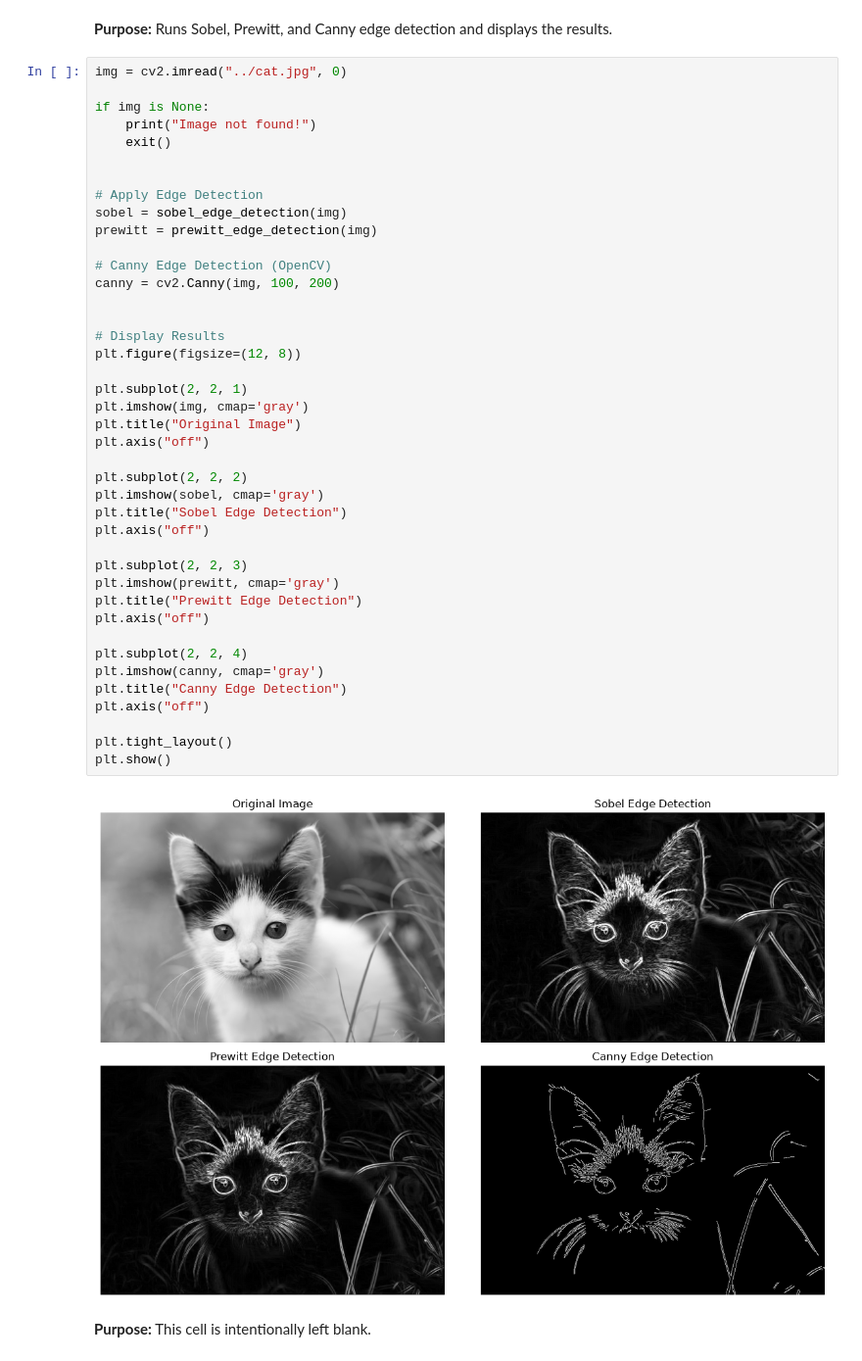
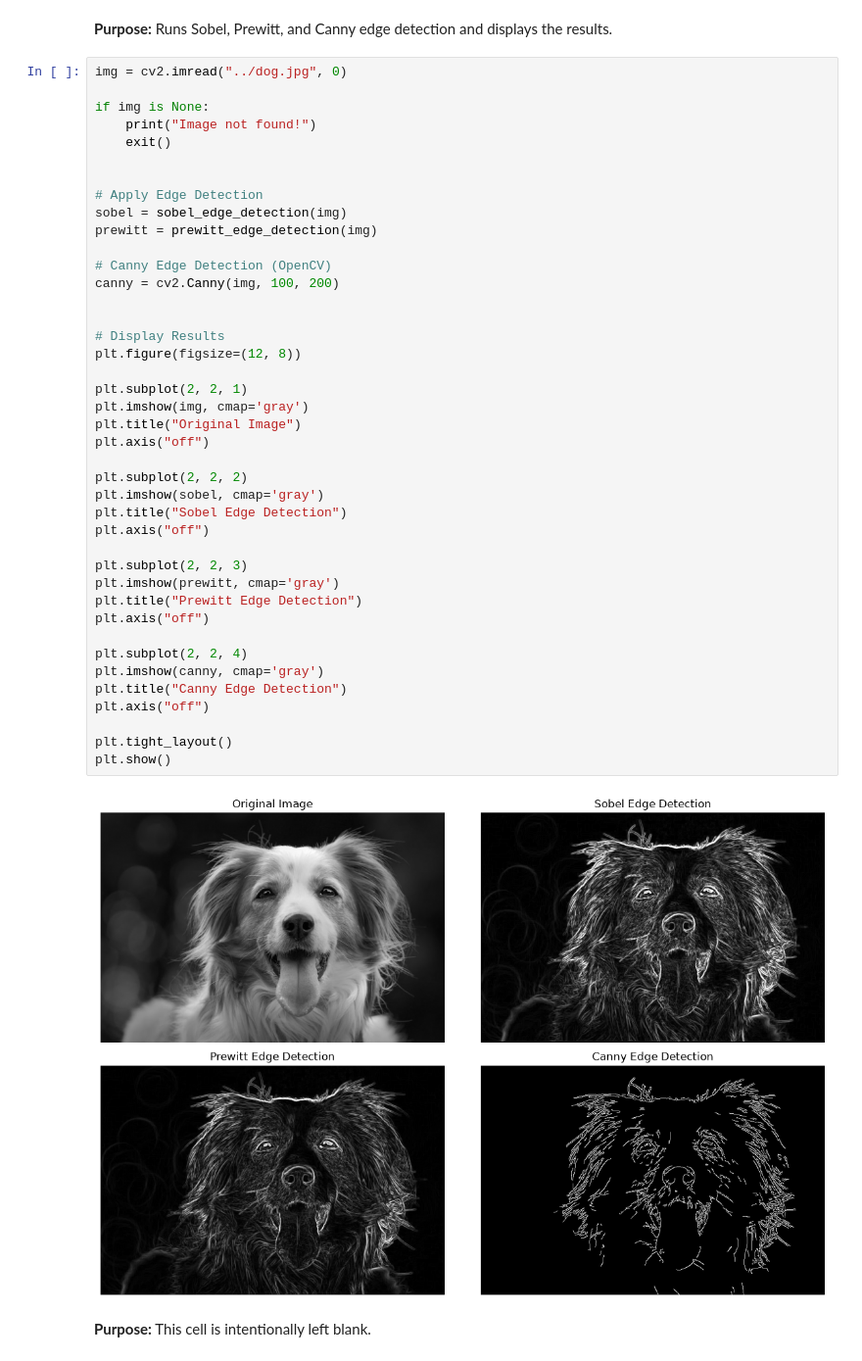
Before and after one commit to Shuvo2k23/dip_lab, a Jupyter notebook: lab_practice/19.ipynb, the cells around one changed output. Shown at 98% size. Drawn from its saved outputs; the diff is of its cells as text.

```diff
--- a/lab_practice/19.ipynb
+++ b/lab_practice/19.ipynb
@@ -73,7 +73,7 @@ def prewitt_edge_detection(img):
 # %% [markdown]
 **Purpose:** Runs Sobel, Prewitt, and Canny edge detection and displays the results.
 # %%
-img = cv2.imread("../cat.jpg", 0)
+img = cv2.imread("../dog.jpg", 0)
 
 if img is None:
     print("Image not found!")
@@ -87,33 +87,33 @@ prewitt = prewitt_edge_detection(img)
 # Canny Edge Detection (OpenCV)
 canny = cv2.Canny(img, 100, 200)
 
 
 # Display Results
 plt.figure(figsize=(12, 8))
 
 plt.subplot(2, 2, 1)
 plt.imshow(img, cmap='gray')
 plt.title("Original Image")
 plt.axis("off")
 
 plt.subplot(2, 2, 2)
 plt.imshow(sobel, cmap='gray')
 plt.title("Sobel Edge Detection")
 plt.axis("off")
 
 plt.subplot(2, 2, 3)
 plt.imshow(prewitt, cmap='gray')
 plt.title("Prewitt Edge Detection")
 plt.axis("off")
 
 plt.subplot(2, 2, 4)
 plt.imshow(canny, cmap='gray')
 plt.title("Canny Edge Detection")
 plt.axis("off")
 
 plt.tight_layout()
 plt.show()
 # %% [output]
-[figure, old version]
+[figure, new version]
 # %% [markdown]
 **Purpose:** This cell is intentionally left blank.
```
Also changed, not shown: parts of 1 cell of this notebook, 19 other files.
